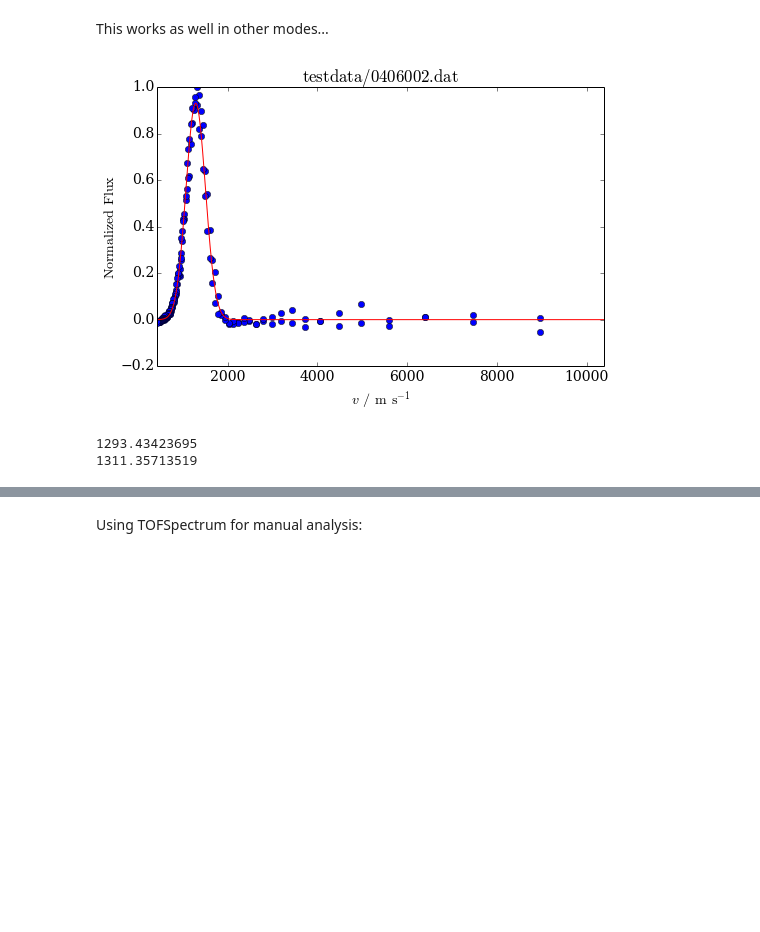
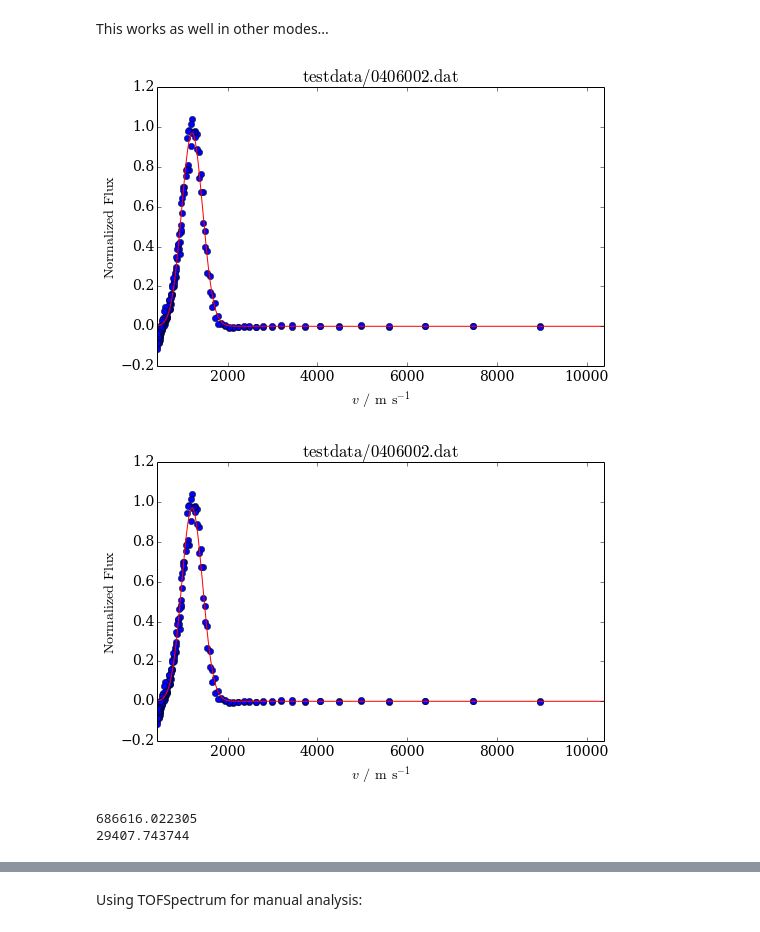
Before and after one commit to jwerdec/beamerlib, a Jupyter notebook: tof_analysis.ipynb, the cells around one changed output, grey strips where cells are left out. Cells and saved outputs as stored; diff of their text form; code cells hidden in the pictures; blank space fills up the shorter version.

```diff
--- a/tof_analysis.ipynb
+++ b/tof_analysis.ipynb
@@ -278,14 +279,15 @@ print RMS
 # %% [markdown]
 This works as well in other modes...
 # %%
-file0406002_v = TOFSpectrum(Setup, 'testdata/0406002.dat', 663, mode='Flux_vs_v')
+file0406002_v = TaggingTOF(Setup, 'testdata/0406002.dat', 663, mode='Flux_vs_v')
 file0406002_v.plot()
 # %% [output]
-[figure, old version]
+[figure, new version]
+[figure, added]
 # %%
 print file0406002_v.Moments[1]
 print sqrt(file0406002_v.Moments[2])
 # %% [output]
-1293.43423695
-1311.35713519
+686616.022305
+29407.743744
 # %%
```
Also changed, not shown: parts of 31 cells of this notebook, 2 other files.
